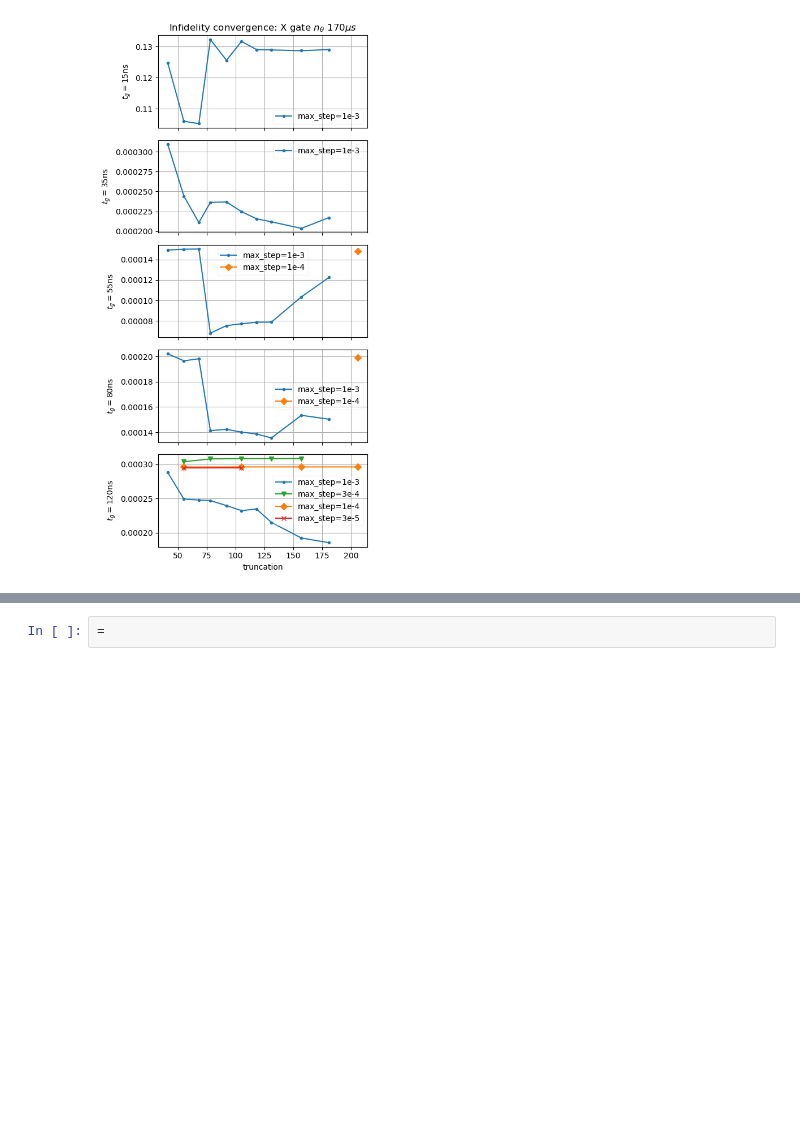
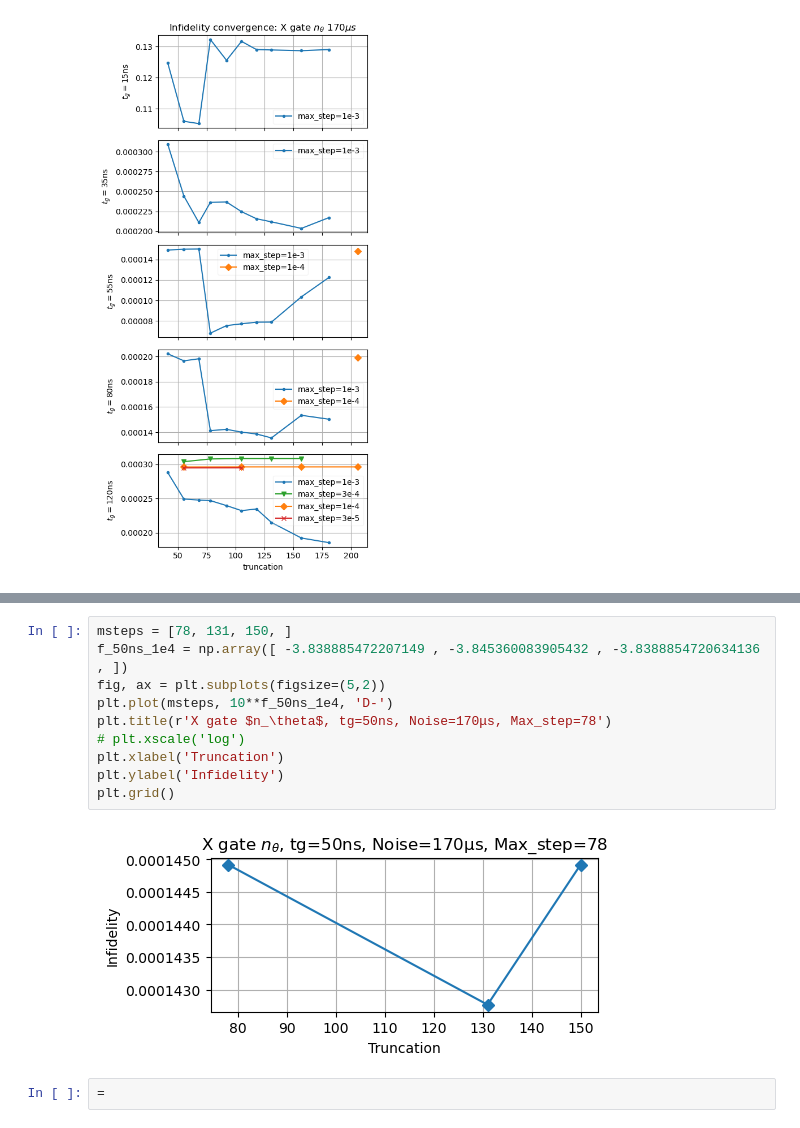
Before and after one commit to Zhenxing2020/two_qubit_gate_for_zero_pi_qubit, a Jupyter notebook: X_gate/Xgate_plot_theta.ipynb, the cells around one changed output, grey strips where cells are left out. Drawn from its saved outputs; the diff is of its cells as text; blank space fills up the shorter version.

```diff
--- a/X_gate/Xgate_plot_theta.ipynb
+++ b/X_gate/Xgate_plot_theta.ipynb
@@ -458,3 +466,15 @@ plt.tight_layout()
+# %%
+msteps = [78, 131, 150, ]
+f_50ns_1e4 = np.array([ -3.838885472207149 , -3.845360083905432 , -3.8388854720634136 , ])
+fig, ax = plt.subplots(figsize=(5,2))
+plt.plot(msteps, 10**f_50ns_1e4, 'D-')
+plt.title(r'X gate $n_\theta$, tg=50ns, Noise=170μs, Max_step=78')
+# plt.xscale('log')
+plt.xlabel('Truncation')
+plt.ylabel('Infidelity')
+plt.grid()
+# %% [output]
+[figure, added]
 # %%
 =
 # %% [output]
```
Also changed, not shown: parts of 9 cells of this notebook, 15 other files.
